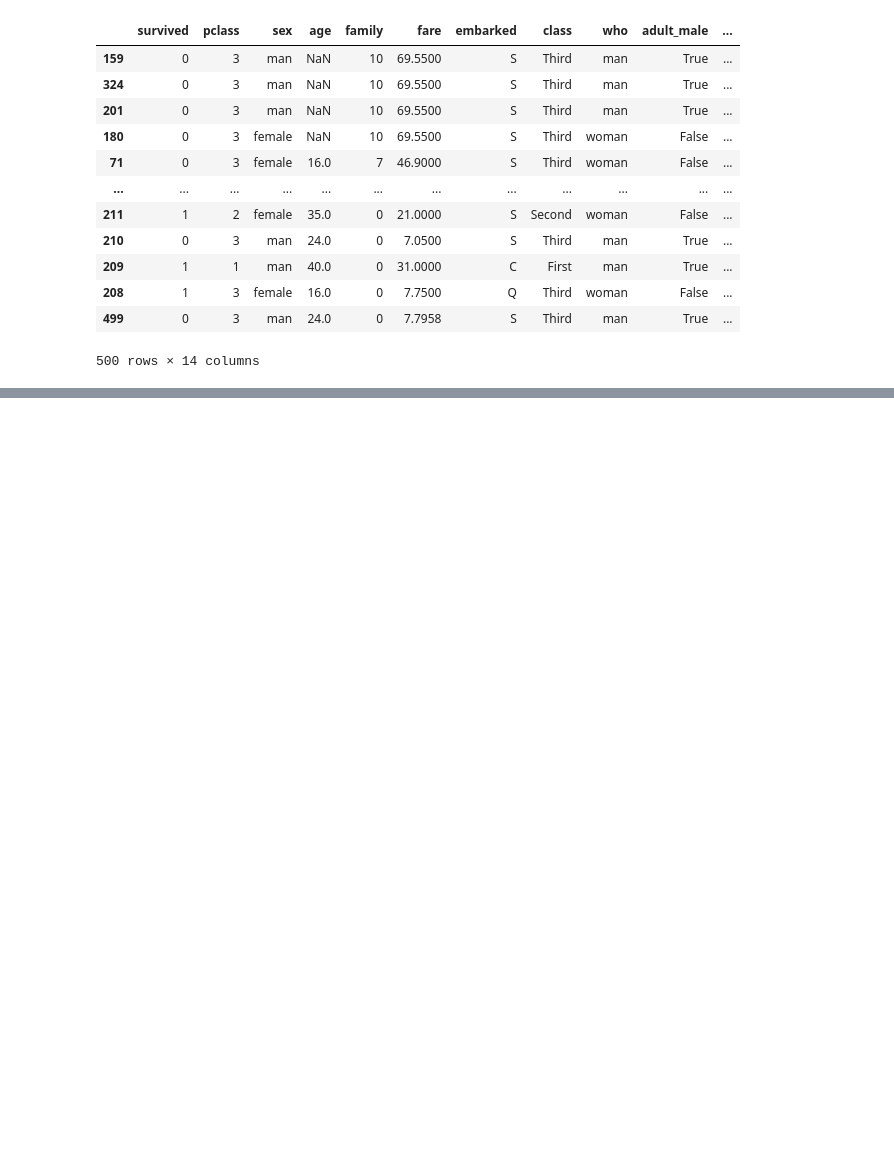
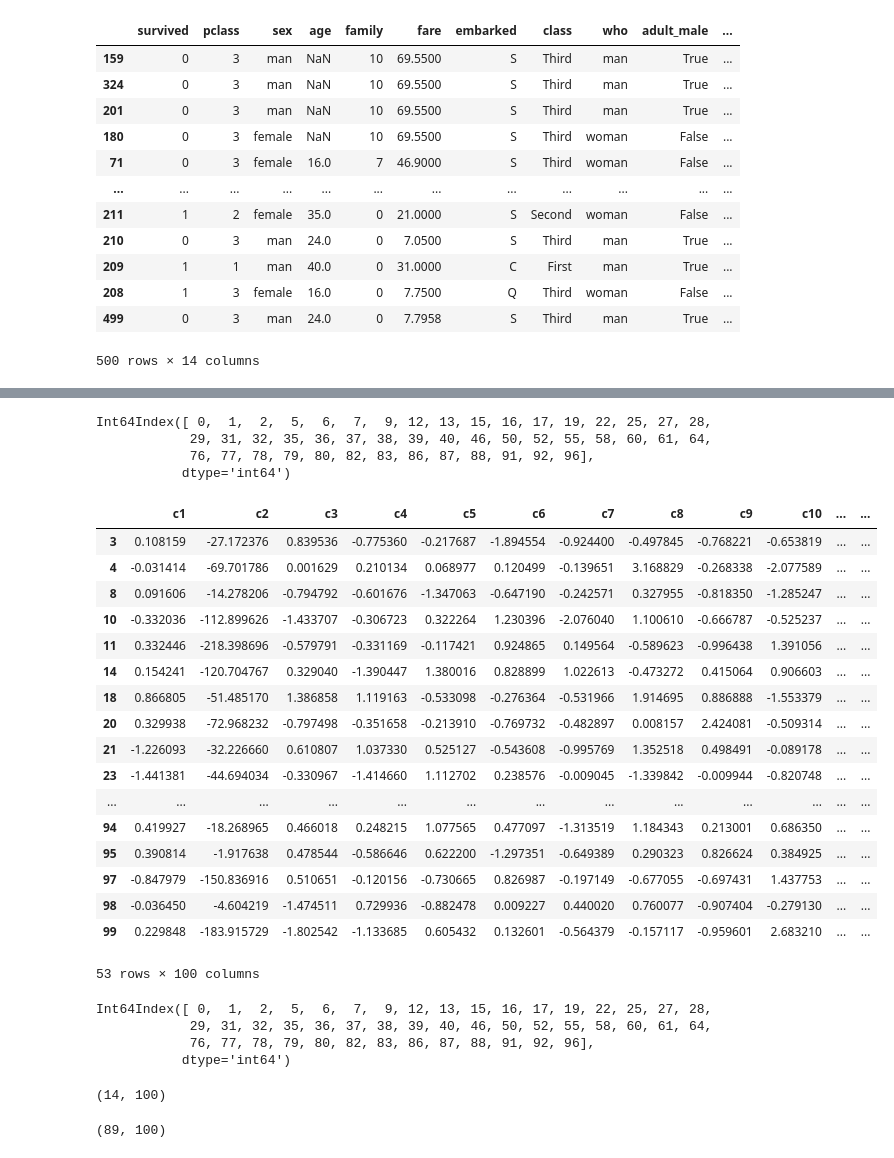
Before and after one commit to HyeonuJeong/Mycakd5, a Jupyter notebook: m2_분석라이브러리활용/pandas_응용.ipynb, the cells around one changed output, grey strips where cells are left out. Drawn from its saved outputs; the diff is of its cells as text; code cells hidden in the pictures; blank space fills up the shorter version.

```diff
--- a/m2_분석라이브러리활용/pandas_응용.ipynb
+++ b/m2_분석라이브러리활용/pandas_응용.ipynb
@@ -438,0 +469,5 @@ df
+# %%
+li = []
+for i in range(100):
+    li.append('c'+str(i+1))
+print(li)
@@ -438,0 +476,6 @@ df
+# %%
+data = np.random.randn(10000).reshape(100,100)
+df = pd.DataFrame(data,columns=li)
+df['c2'] = df.c2 * 100
+df.iloc[1] = df.iloc[1] * 100
+df.head()
@@ -438,0 +490,54 @@ df
+# %%
+df1 = df.copy()
+idx = df1[df1.c2 > 10].index
+print(idx)
+# %% [output]
+Int64Index([ 0,  1,  2,  5,  6,  7,  9, 12, 13, 15, 16, 17, 19, 22, 25, 27, 28,
+            29, 31, 32, 35, 36, 37, 38, 39, 40, 46, 50, 52, 55, 58, 60, 61, 64,
+            76, 77, 78, 79, 80, 82, 83, 86, 87, 88, 91, 92, 96],
+           dtype='int64')
+# %%
+df1.drop(idx)
+# %% [output]
+|  | c1 | c2 | c3 | c4 | c5 | c6 | c7 | c8 | c9 | c10 | ... | ... |
+| 3 | 0.108159 | -27.172376 | 0.839536 | -0.775360 | -0.217687 | -1.894554 | -0.924400 | -0.497845 | -0.768221 | -0.653819 | ... | ... |
+| 4 | -0.031414 | -69.701786 | 0.001629 | 0.210134 | 0.068977 | 0.120499 | -0.139651 | 3.168829 | -0.268338 | -2.077589 | ... | ... |
+| 8 | 0.091606 | -14.278206 | -0.794792 | -0.601676 | -1.347063 | -0.647190 | -0.242571 | 0.327955 | -0.818350 | -1.285247 | ... | ... |
+| 10 | -0.332036 | -112.899626 | -1.433707 | -0.306723 | 0.322264 | 1.230396 | -2.076040 | 1.100610 | -0.666787 | -0.525237 | ... | ... |
+| 11 | 0.332446 | -218.398696 | -0.579791 | -0.331169 | -0.117421 | 0.924865 | 0.149564 | -0.589623 | -0.996438 | 1.391056 | ... | ... |
+| 14 | 0.154241 | -120.704767 | 0.329040 | -1.390447 | 1.380016 | 0.828899 | 1.022613 | -0.473272 | 0.415064 | 0.906603 | ... | ... |
+| 18 | 0.866805 | -51.485170 | 1.386858 | 1.119163 | -0.533098 | -0.276364 | -0.531966 | 1.914695 | 0.886888 | -1.553379 | ... | ... |
+| 20 | 0.329938 | -72.968232 | -0.797498 | -0.351658 | -0.213910 | -0.769732 | -0.482897 | 0.008157 | 2.424081 | -0.509314 | ... | ... |
+| 21 | -1.226093 | -32.226660 | 0.610807 | 1.037330 | 0.525127 | -0.543608 | -0.995769 | 1.352518 | 0.498491 | -0.089178 | ... | ... |
+| 23 | -1.441381 | -44.694034 | -0.330967 | -1.414660 | 1.112702 | 0.238576 | -0.009045 | -1.339842 | -0.009944 | -0.820748 | ... | ... |
+| ... | ... | ... | ... | ... | ... | ... | ... | ... | ... | ... | ... | ... |
+| 94 | 0.419927 | -18.268965 | 0.466018 | 0.248215 | 1.077565 | 0.477097 | -1.313519 | 1.184343 | 0.213001 | 0.686350 | ... | ... |
+| 95 | 0.390814 | -1.917638 | 0.478544 | -0.586646 | 0.622200 | -1.297351 | -0.649389 | 0.290323 | 0.826624 | 0.384925 | ... | ... |
+| 97 | -0.847979 | -150.836916 | 0.510651 | -0.120156 | -0.730665 | 0.826987 | -0.197149 | -0.677055 | -0.697431 | 1.437753 | ... | ... |
+| 98 | -0.036450 | -4.604219 | -1.474511 | 0.729936 | -0.882478 | 0.009227 | 0.440020 | 0.760077 | -0.907404 | -0.279130 | ... | ... |
+| 99 | 0.229848 | -183.915729 | -1.802542 | -1.133685 | 0.605432 | 0.132601 | -0.564379 | -0.157117 | -0.959601 | 2.683210 | ... | ... |
+53 rows × 100 columns
+# %%
+df1 = df.copy()
+idx = df1.query('c2 > 10').index
+print(idx)
+# %% [output]
+Int64Index([ 0,  1,  2,  5,  6,  7,  9, 12, 13, 15, 16, 17, 19, 22, 25, 27, 28,
+            29, 31, 32, 35, 36, 37, 38, 39, 40, 46, 50, 52, 55, 58, 60, 61, 64,
+            76, 77, 78, 79, 80, 82, 83, 86, 87, 88, 91, 92, 96],
+           dtype='int64')
+# %%
+df1 = df.copy()
+cond1 = df1.c2 > 10
+cond2 = df1.c3 > 0
+cond3 = df.c4 < 0
+
+df2 = df1[cond1 & cond2 & cond3]
+df2.shape
+# %% [output]
+(14, 100)
+# %%
+df3 = df1[cond1 | cond2 | cond3]
+df3.shape
+# %% [output]
+(89, 100)
```
Also changed, not shown: parts of 59 cells of this notebook, 3 other files.
